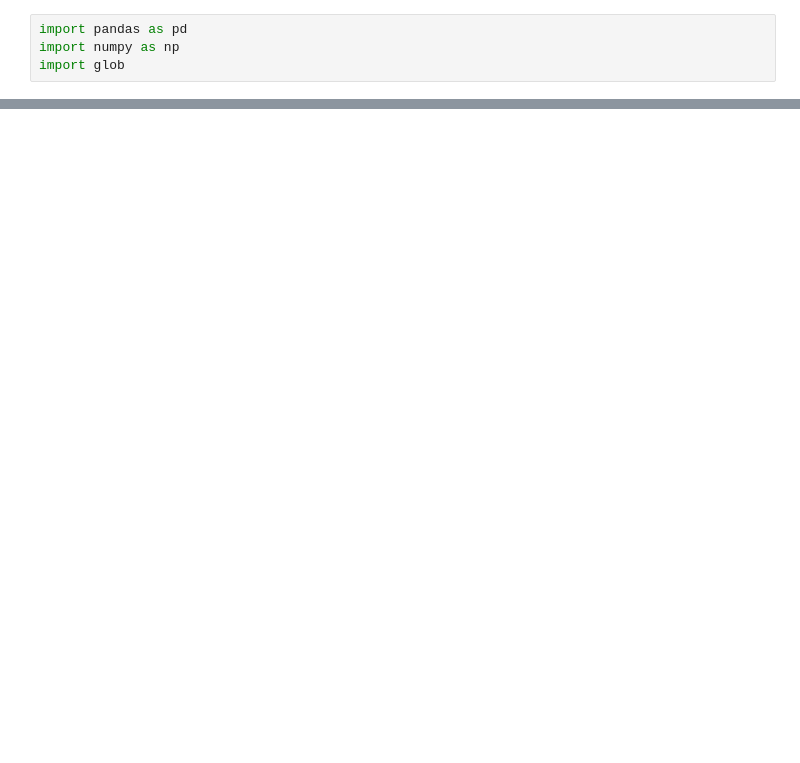
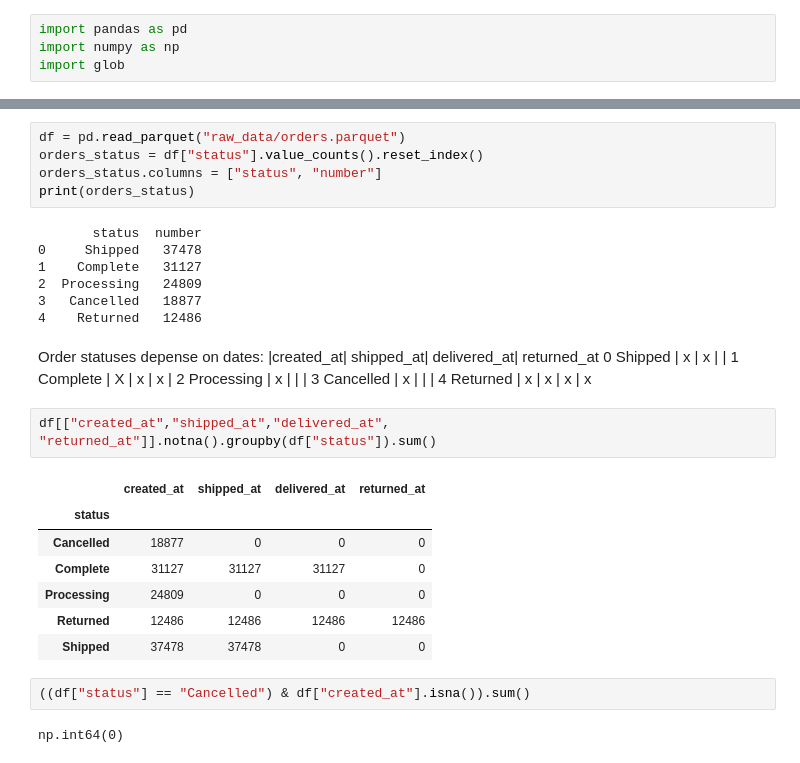
Before and after one commit to karo-liter/thelook_project, a Jupyter notebook: 2_overview_clean_load.ipynb, the cells around one changed output, grey strips where cells are left out. Cells and saved outputs as stored; diff of their text form; blank space fills up the shorter version.

```diff
--- a/2_overview_clean_load.ipynb
+++ b/2_overview_clean_load.ipynb
@@ -100,0 +118,34 @@ Note: Clean user base table; similar to distribution centers, the user_geom colu
+# %%
+df = pd.read_parquet("raw_data/orders.parquet")
+orders_status = df["status"].value_counts().reset_index()
+orders_status.columns = ["status", "number"]
+print(orders_status)
+# %% [output]
+       status  number
+0     Shipped   37478
+1    Complete   31127
+2  Processing   24809
+3   Cancelled   18877
+4    Returned   12486
+# %% [markdown]
+Order statuses depense on dates:
+              |created_at| shipped_at| delivered_at| returned_at
+0     Shipped | x        | x         |             |
+1    Complete | X        | x         | x           |
+2  Processing | x        |           |             |
+3   Cancelled | x        |           |             |
+4    Returned | x        | x         | x           | x
+# %%
+df[["created_at","shipped_at","delivered_at", "returned_at"]].notna().groupby(df["status"]).sum()
+# %% [output]
+|  | created_at | shipped_at | delivered_at | returned_at |
+| status |  |  |  |  |
+| Cancelled | 18877 | 0 | 0 | 0 |
+| Complete | 31127 | 31127 | 31127 | 0 |
+| Processing | 24809 | 0 | 0 | 0 |
+| Returned | 12486 | 12486 | 12486 | 12486 |
+| Shipped | 37478 | 37478 | 0 | 0 |
+# %%
+((df["status"] == "Cancelled") & df["created_at"].isna()).sum()
+# %% [output]
+np.int64(0)
```
Also changed, not shown: parts of 2 cells of this notebook, 1 other file.
